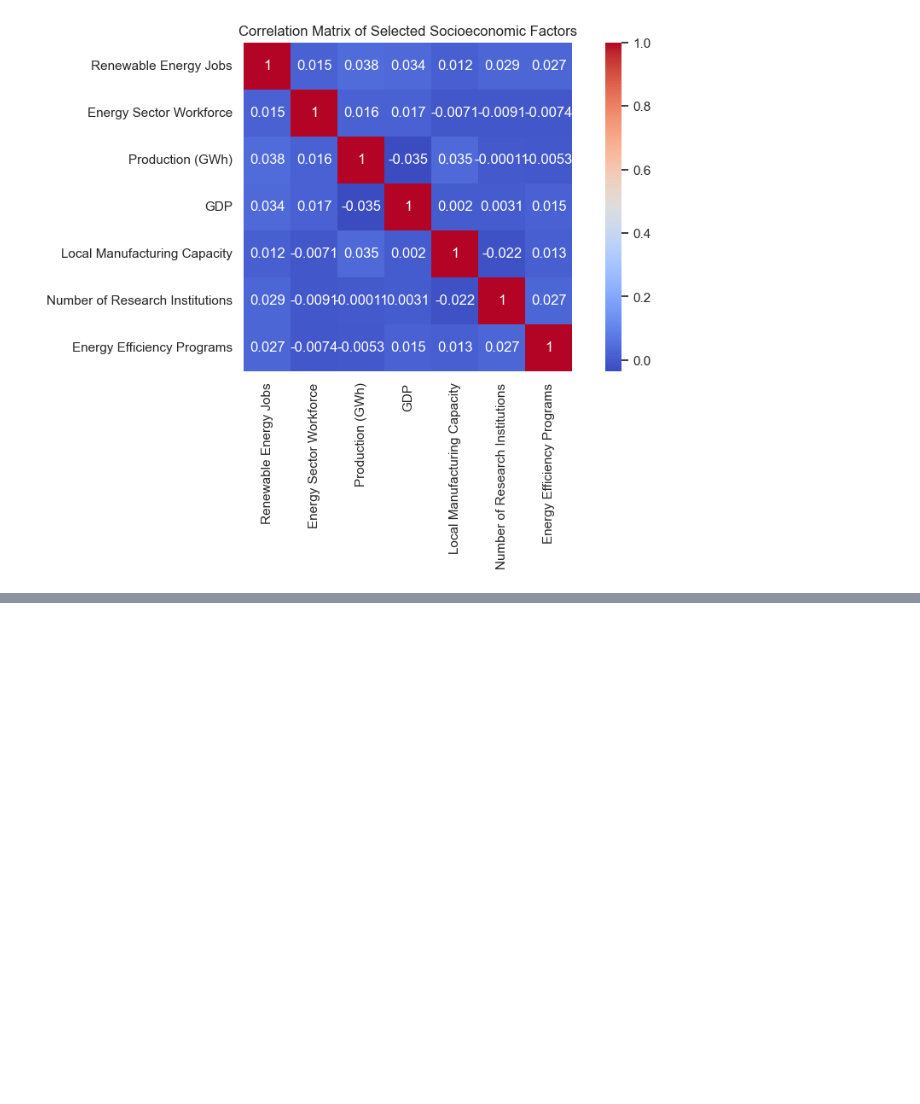
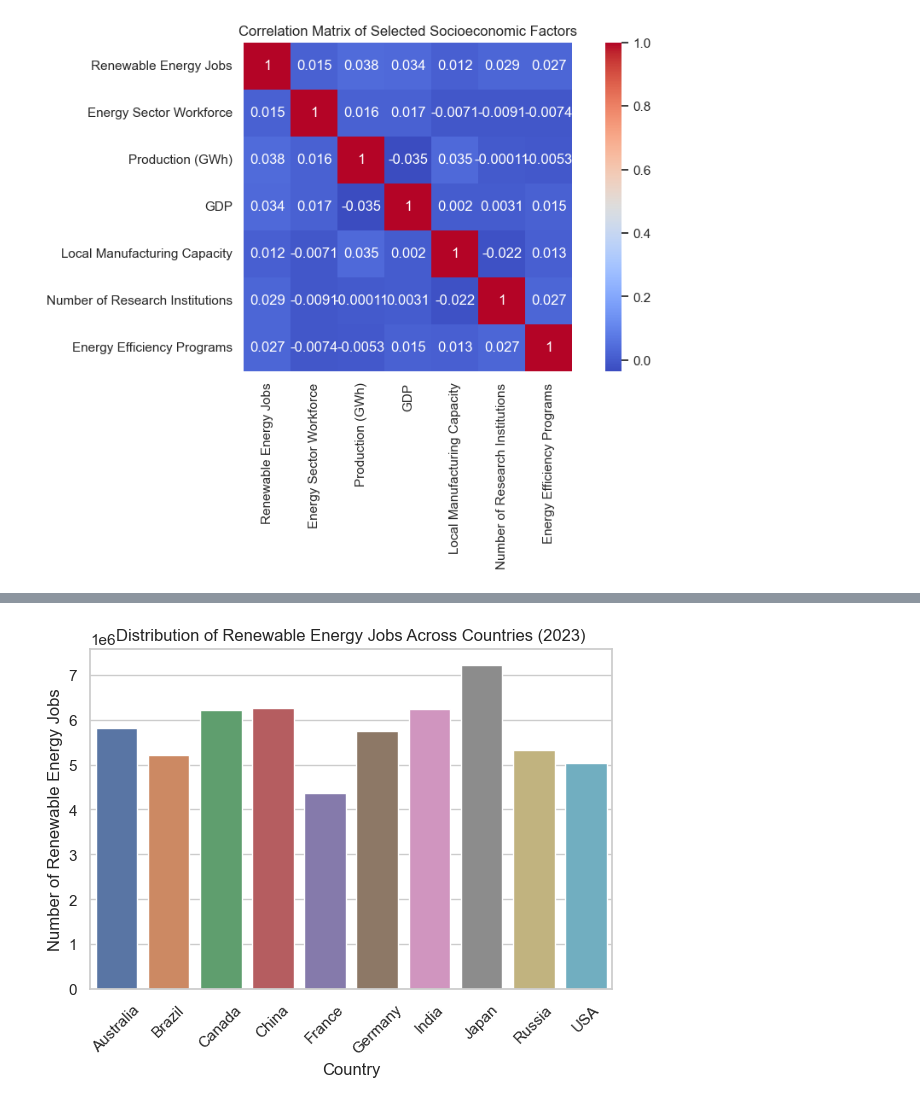
Before and after one commit to arnelimperial/greenergy, a Jupyter notebook: eda1.ipynb, the cells around one changed output, grey strips where cells are left out. Drawn from its saved outputs; the diff is of its cells as text; code cells hidden in the pictures; blank space fills up the shorter version.

```diff
--- a/eda1.ipynb
+++ b/eda1.ipynb
@@ -366,0 +389,13 @@ plt.figure(figsize=(5, 5))
+# %%
+# Distribution Renewable Energy Jobs by Energy Country (2023)
+region_jobs = df_2023.groupby('Country')['Renewable Energy Jobs'].sum().reset_index()
+plt.figure(figsize=(6, 5))
+sns.barplot(x='Country', y='Renewable Energy Jobs', data=region_jobs, hue='Country')
+plt.title('Distribution of Renewable Energy Jobs Across Countries (2023)')
+plt.xlabel('Country')
+plt.ylabel('Number of Renewable Energy Jobs')
+plt.xticks(rotation=45)
+plt.tight_layout()
+plt.show()
+# %% [output]
+[figure, added]
```
Also changed, not shown: parts of 4 cells of this notebook.
